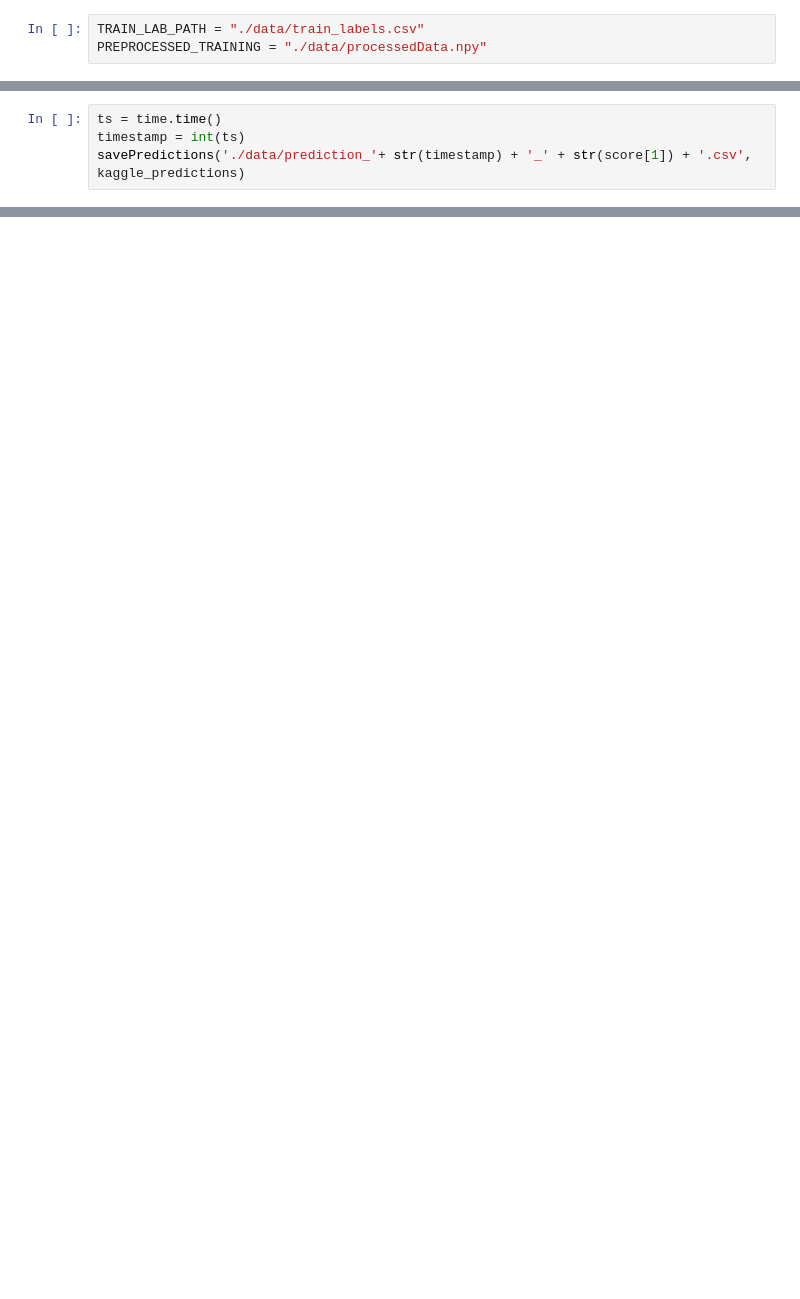
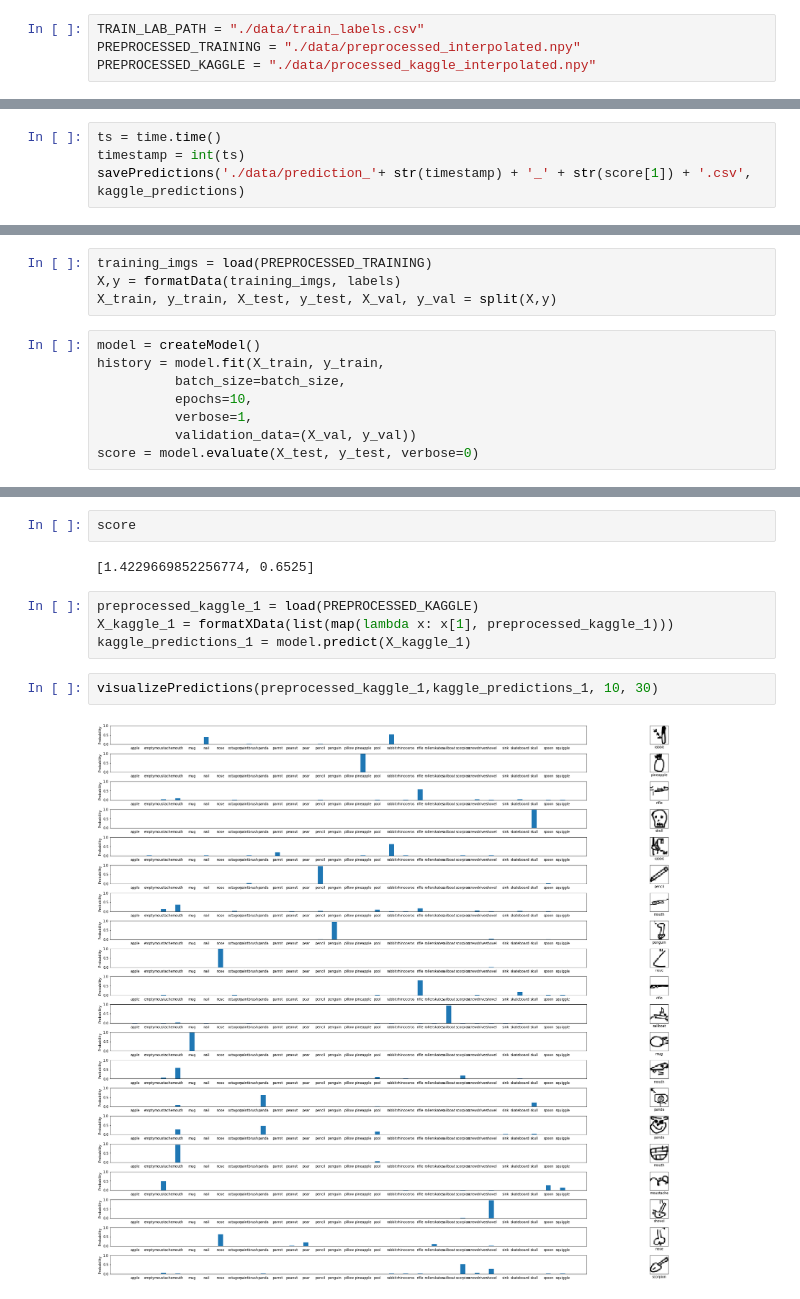
Before and after one commit to pierreTklein/robust2notation, a Jupyter notebook: CNN.ipynb, the cells around one changed output, grey strips where cells are left out. Cells and saved outputs as stored; diff of their text form; blank space fills up the shorter version.

```diff
--- a/CNN.ipynb
+++ b/CNN.ipynb
@@ -11,7 +11,8 @@ import pandas as pd # data processing, CSV file I/O (e.g. pd.read_csv)
 from sklearn.model_selection import train_test_split
 # %%
 TRAIN_LAB_PATH = "./data/train_labels.csv"
-PREPROCESSED_TRAINING = "./data/processedData.npy"
+PREPROCESSED_TRAINING = "./data/preprocessed_interpolated.npy"
+PREPROCESSED_KAGGLE = "./data/processed_kaggle_interpolated.npy"
 # %%
 CATEGORIES = ['apple', 'empty', 'moustache', 'mouth', 'mug', 'nail', 'nose', 'octagon', 'paintbrush', 'panda', 'parrot', 'peanut', 'pear', 'pencil', 'penguin', 'pillow', 'pineapple', 'pool', 'rabbit', 'rhinoceros', 'rifle', 'rollerskates', 'sailboat', 'scorpion', 'screwdriver', 'shovel', 'sink', 'skateboard', 'skull', 'spoon', 'squiggle']
 
@@ -208,0 +251,12 @@ apple
+# %%
+training_imgs = load(PREPROCESSED_TRAINING)
+X,y = formatData(training_imgs, labels)
+X_train, y_train, X_test, y_test, X_val, y_val = split(X,y)
+# %%
+model = createModel()
+history = model.fit(X_train, y_train,
+          batch_size=batch_size,
+          epochs=10,
+          verbose=1,
+          validation_data=(X_val, y_val))
+score = model.evaluate(X_test, y_test, verbose=0)
@@ -208,0 +281,12 @@ apple
+# %%
+score
+# %% [output]
+[1.4229669852256774, 0.6525]
+# %%
+preprocessed_kaggle_1 = load(PREPROCESSED_KAGGLE)
+X_kaggle_1 = formatXData(list(map(lambda x: x[1], preprocessed_kaggle_1)))
+kaggle_predictions_1 = model.predict(X_kaggle_1)
+# %%
+visualizePredictions(preprocessed_kaggle_1,kaggle_predictions_1, 10, 30)
+# %% [output]
+[figure, added]
```
Also changed, not shown: parts of 24 cells of this notebook.
